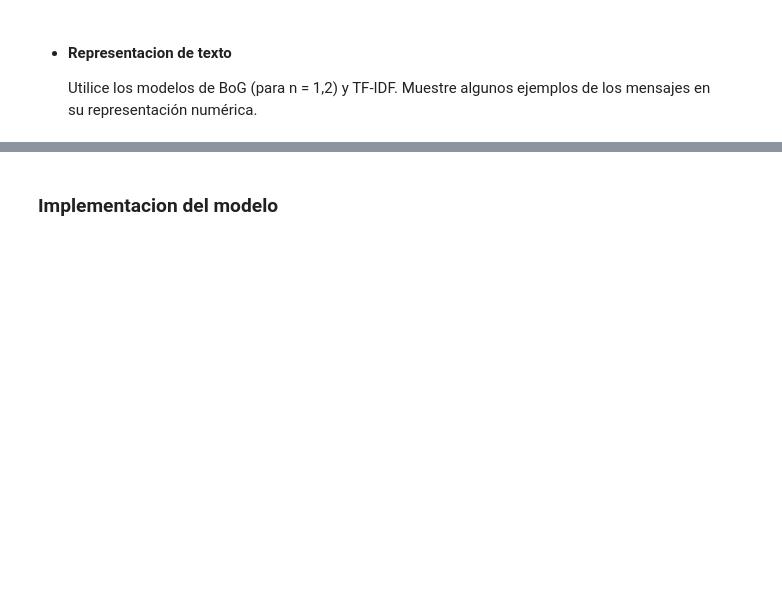
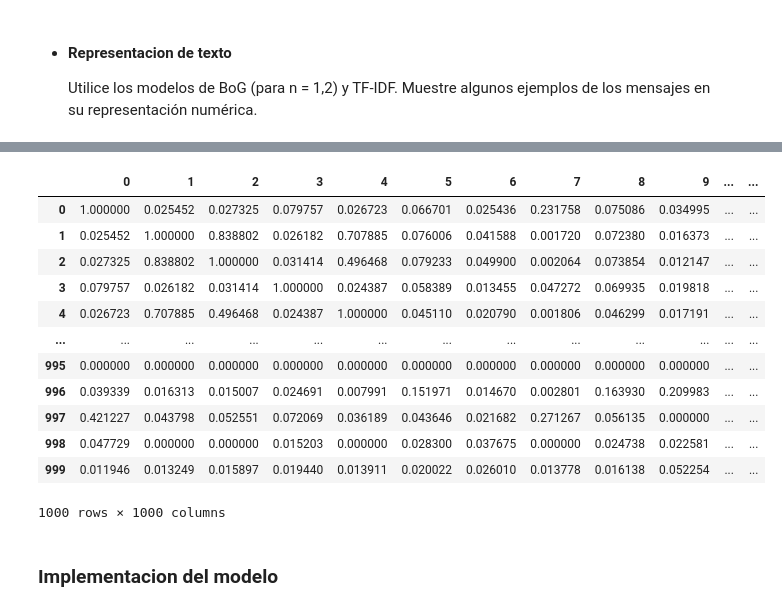
Before and after one commit to MarcoRamirezGT/HDT2_SDS, a Jupyter notebook: hdt2.ipynb, the cells around one changed output, grey strips where cells are left out. Cells and saved outputs as stored; diff of their text form; code cells hidden in the pictures; blank space fills up the shorter version.

```diff
--- a/hdt2.ipynb
+++ b/hdt2.ipynb
@@ -85,0 +242,10 @@ TypeError: expected string or bytes-like object
+# %%
+#Ahora ya tenemos el dataset limpio y listo para ser utilizado en el modelo de clasificacion
+db.drop(['Body'], axis=1, inplace=True)
+db.drop(['text_token'], axis=1, inplace=True)
+db.drop(['text_string'], axis=1, inplace=True)
+db.drop(['text_string_fdist'], axis=1, inplace=True)
+
+
+
+db
@@ -85,0 +266,6 @@ TypeError: expected string or bytes-like object
+# %%
+# Guardamos el dataset limpio
+db.rename(columns={'text_string_lem': 'Body'}, inplace=True)
+db = db[['Body', 'Label']]
+
+df = db.to_csv('dataSetFinalClean.csv', index=False)
@@ -89,0 +323,7 @@ representación numérica.
+# %%
+
+#Count amount of 0 or 1
+
+
+norm_corpus = normalize_corpus(db['Body'][0:1000])
+norm_corpus
@@ -89,0 +373,9 @@ representación numérica.
+# %%
+from sklearn.feature_extraction.text import TfidfVectorizer
+
+tv = TfidfVectorizer(min_df=0., max_df=1., use_idf=True)
+tv_matrix = tv.fit_transform(norm_corpus)
+tv_matrix = tv_matrix.toarray()
+
+vocabulario = tv.get_feature_names_out()
+pd.DataFrame(np.round(tv_matrix, 2), columns=vocabulario)
@@ -90,3 +396,23 @@ representación numérica.
+# %%
+from sklearn.metrics.pairwise import cosine_similarity
+
+similarity_matrix = cosine_similarity(tv_matrix)
+similarity_df = pd.DataFrame(similarity_matrix)
+similarity_df
+# %% [output]
+|  | 0 | 1 | 2 | 3 | 4 | 5 | 6 | 7 | 8 | 9 | ... | ... |
+| 0 | 1.000000 | 0.025452 | 0.027325 | 0.079757 | 0.026723 | 0.066701 | 0.025436 | 0.231758 | 0.075086 | 0.034995 | ... | ... |
+| 1 | 0.025452 | 1.000000 | 0.838802 | 0.026182 | 0.707885 | 0.076006 | 0.041588 | 0.001720 | 0.072380 | 0.016373 | ... | ... |
+| 2 | 0.027325 | 0.838802 | 1.000000 | 0.031414 | 0.496468 | 0.079233 | 0.049900 | 0.002064 | 0.073854 | 0.012147 | ... | ... |
+| 3 | 0.079757 | 0.026182 | 0.031414 | 1.000000 | 0.024387 | 0.058389 | 0.013455 | 0.047272 | 0.069935 | 0.019818 | ... | ... |
+| 4 | 0.026723 | 0.707885 | 0.496468 | 0.024387 | 1.000000 | 0.045110 | 0.020790 | 0.001806 | 0.046299 | 0.017191 | ... | ... |
+| ... | ... | ... | ... | ... | ... | ... | ... | ... | ... | ... | ... | ... |
+| 995 | 0.000000 | 0.000000 | 0.000000 | 0.000000 | 0.000000 | 0.000000 | 0.000000 | 0.000000 | 0.000000 | 0.000000 | ... | ... |
+| 996 | 0.039339 | 0.016313 | 0.015007 | 0.024691 | 0.007991 | 0.151971 | 0.014670 | 0.002801 | 0.163930 | 0.209983 | ... | ... |
+| 997 | 0.421227 | 0.043798 | 0.052551 | 0.072069 | 0.036189 | 0.043646 | 0.021682 | 0.271267 | 0.056135 | 0.000000 | ... | ... |
+| 998 | 0.047729 | 0.000000 | 0.000000 | 0.015203 | 0.000000 | 0.028300 | 0.037675 | 0.000000 | 0.024738 | 0.022581 | ... | ... |
+| 999 | 0.011946 | 0.013249 | 0.015897 | 0.019440 | 0.013911 | 0.020022 | 0.026010 | 0.013778 | 0.016138 | 0.052254 | ... | ... |
+1000 rows × 1000 columns
 # %% [markdown]
 ### Implementacion del modelo
 # %% [markdown]
```
Also changed, not shown: parts of 23 cells of this notebook, 2 other files.
